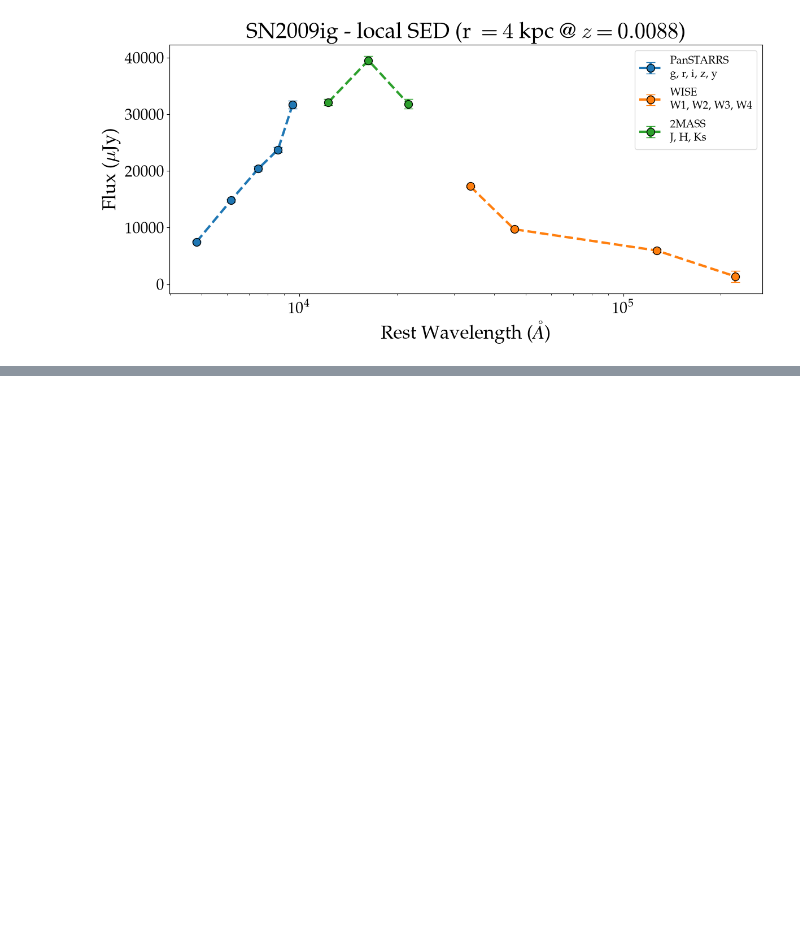
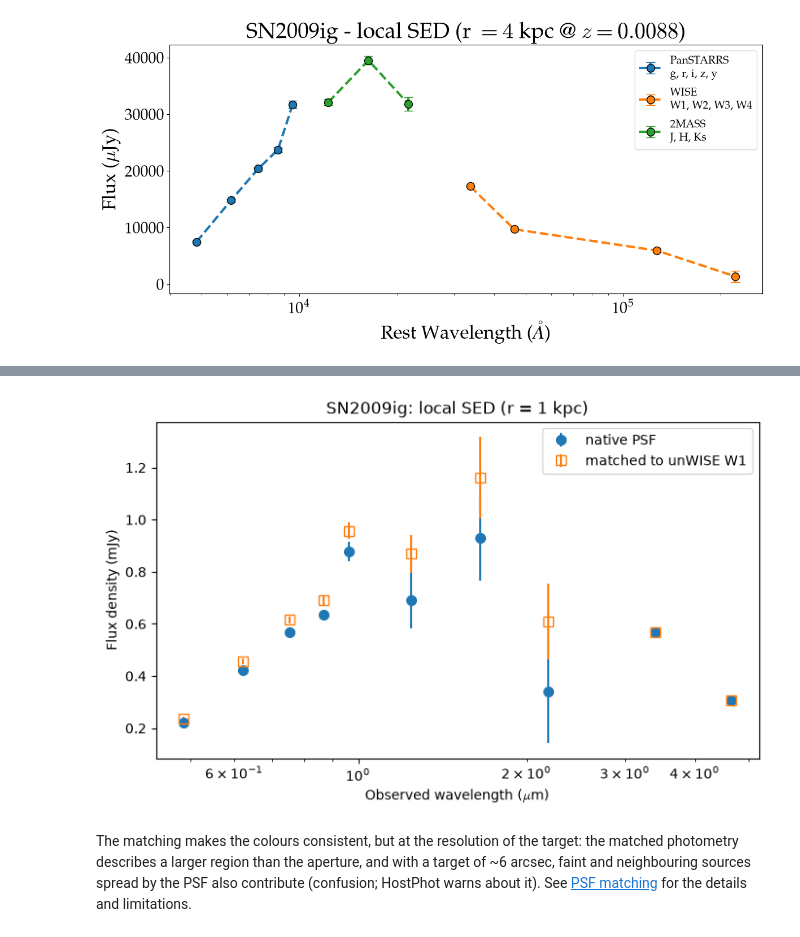
Before and after one commit to temuller/hostphot, a Jupyter notebook: docs/examples/local_photometry_example.ipynb, the cells around one changed output, grey strips where cells are left out. Saved outputs shown, nothing was run; the diff lists cells and outputs as text; code cells hidden in the pictures; blank space fills up the shorter version.

```diff
--- a/docs/examples/local_photometry_example.ipynb
+++ b/docs/examples/local_photometry_example.ipynb
@@ -162,0 +158,15 @@ plot_sed(name, phot_type='local', z=z, radius=4, plot_flux=True)
+# %%
+rows = []
+for survey, filters in sets.items():
+    nat, mat = native[survey], matched[survey]
+    for filt in filters:
+        row = [survey, filt, nat[f'{filt}_psf_fwhm'].iloc[0], mat[f'{filt}_psf_fwhm'].iloc[0],
+               mat[f'{filt}_psf_match_flag'].iloc[0]]
+        for r in radii:
+            flux, flux_matched = nat[f'{filt}_{r}_flux_uJy'].iloc[0], mat[f'{filt}_{r}_flux_uJy'].iloc[0]
+            row += [flux, flux_matched / flux,
+                    mat[f'{filt}_{r}_flux_uJy_err'].iloc[0] / nat[f'{filt}_{r}_flux_uJy_err'].iloc[0]]
+        rows.append(row)
+columns = ['survey', 'filter', 'psf_fwhm', 'psf_fwhm_matched', 'psf_match_flag']
+columns += [f'{c}_{r}kpc' for r in radii for c in ['flux', 'flux_ratio', 'err_ratio']]
+pd.DataFrame(rows, columns=columns).round(2)
@@ -162,0 +189,23 @@ plot_sed(name, phot_type='local', z=z, radius=4, plot_flux=True)
+# %%
+import matplotlib.pyplot as plt
+from hostphot.photometry.sed_plotting import get_eff_wave
+
+fig, ax = plt.subplots(figsize=(8, 4.5))
+for results, label, marker in [(native, 'native PSF', 'o'), (matched, 'matched to unWISE W1', 's')]:
+    waves, fluxes, errors = [], [], []
+    for survey, filters in sets.items():
+        for filt in filters:
+            waves.append(get_eff_wave(filt, survey) / 1e4)
+            fluxes.append(results[survey][f'{filt}_1_flux_uJy'].iloc[0] / 1e3)
+            errors.append(results[survey][f'{filt}_1_flux_uJy_err'].iloc[0] / 1e3)
+    ax.errorbar(waves, fluxes, errors, fmt=marker, ms=7, mfc='none' if marker == 's' else None, label=label)
+ax.set_xscale('log')
+ax.set_xlabel(r'Observed wavelength ($\mu$m)')
+ax.set_ylabel('Flux density (mJy)')
+ax.set_title(f'{name}: local SED (r = 1 kpc)')
+ax.legend()
+plt.show()
+# %% [output]
+[figure, added]
+# %% [markdown]
+The matching makes the colours consistent, but at the resolution of the target: the matched photometry describes a larger region than the aperture, and with a target of ~6 arcsec, faint and neighbouring sources spread by the PSF also contribute (confusion; HostPhot warns about it). See [PSF matching](../further_information/photometry.rst#psf-matching) for the details and limitations.
```
Also changed, not shown: parts of 12 cells of this notebook, 9 other files.
